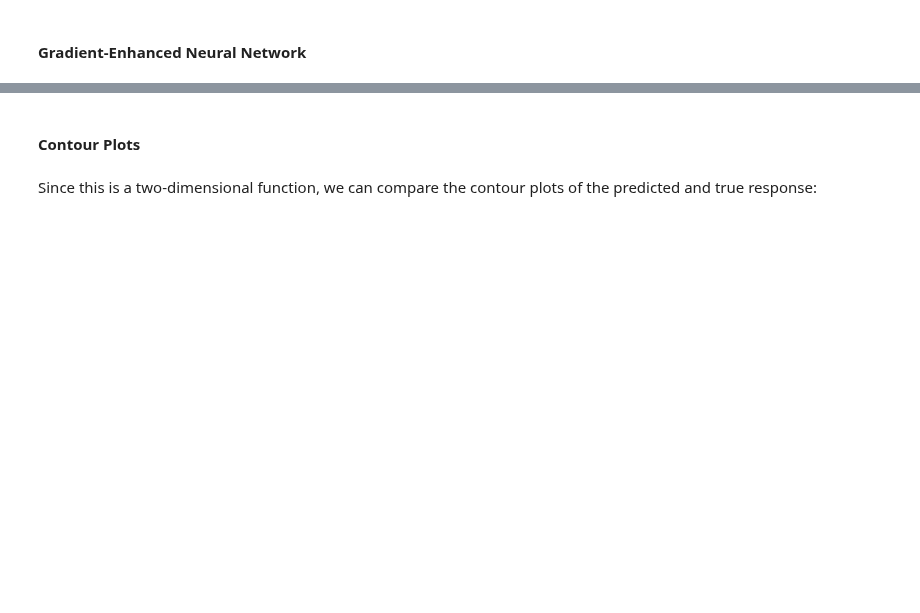
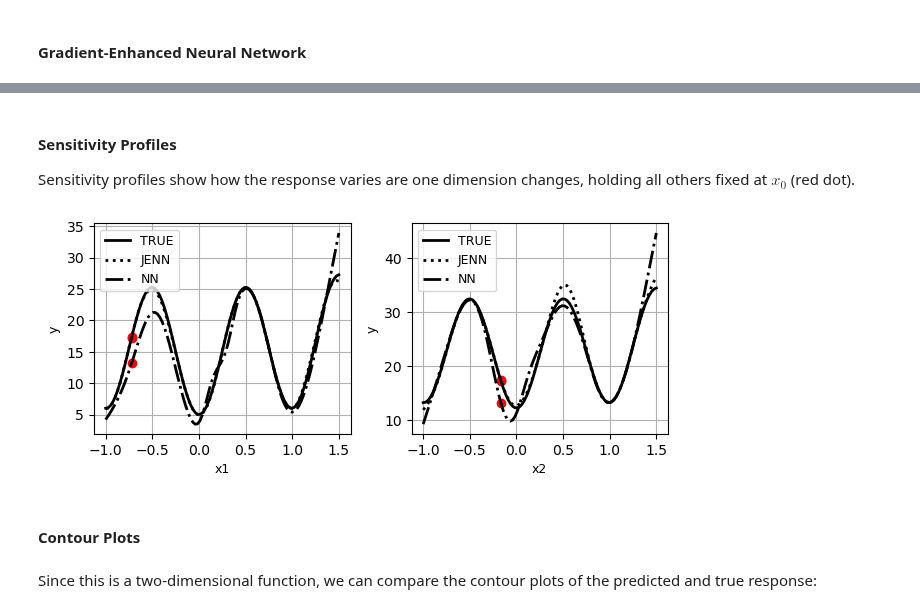
Before and after one commit to shb84/JENN, a Jupyter notebook: docs/examples/demo_2_rastrigin.ipynb, the cells around one changed output, grey strips where cells are left out. Cells and saved outputs as stored; diff of their text form; code cells hidden in the pictures; blank space fills up the shorter version.

```diff
--- a/docs/examples/demo_2_rastrigin.ipynb
+++ b/docs/examples/demo_2_rastrigin.ipynb
@@ -105,3 +94,20 @@ jenn.utils.plot.goodness_of_fit(
+# %% [markdown]
+#### Sensitivity Profiles
+
+Sensitivity profiles show how the response varies are one dimension changes, holding all others fixed at $x_0$ (red dot).
+# %%
+jenn.plot_sensitivity_profiles(
+    func=[test_function.evaluate, genn.predict, nn.predict],
+    x0=x_test[:, np.random.randint(0, x_test.shape[-1])],
+    x_min=x_test.min(axis=1),
+    x_max=x_test.max(axis=1),
+    legend_label=["TRUE", "JENN", "NN"],
+    legend_fontsize=9,
+    xlabels=["x1", "x2"],
+    ylabels=["y"]
+)
+# %% [output]
+[figure, added]
 # %% [markdown]
 #### Contour Plots
 # %% [markdown]
```
Also changed, not shown: parts of 16 cells of this notebook, 31 other files.
